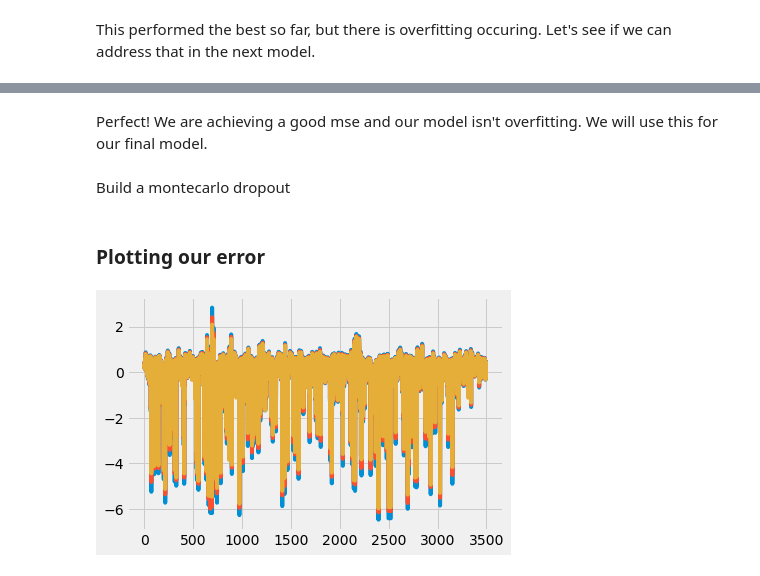
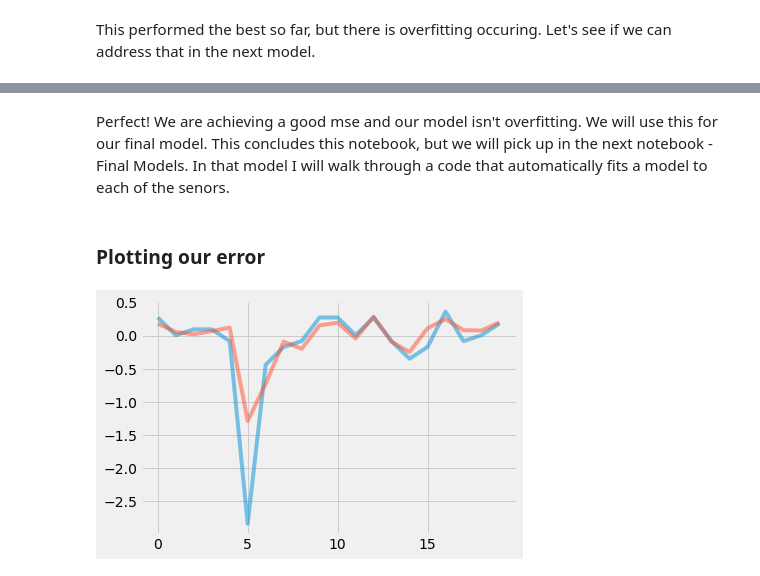
Before and after one commit to Kkies/Anomaly_Detection_of_NYC_Traffic, a Jupyter notebook: Anomaly_Detection_of_NYC_Traffic_Modeling.ipynb, the cells around one changed output, grey strips where cells are left out. Cells and saved outputs as stored; diff of their text form; code cells hidden in the pictures.

```diff
--- a/Anomaly_Detection_of_NYC_Traffic_Modeling.ipynb
+++ b/Anomaly_Detection_of_NYC_Traffic_Modeling.ipynb
@@ -313,10 +313,9 @@ model5.evaluate(X_val, y_val)
 # %% [markdown]
-Perfect! We are achieving a good mse and our model isn't overfitting. We will use this for our final model.
+Perfect! We are achieving a good mse and our model isn't overfitting. We will use this for our final model. This concludes this notebook, but we will pick up in the next notebook - Final Models. In that model I will walk through a code that automatically fits a model to each of the senors.
-# %% [markdown]
-Build a montecarlo dropout
 # %% [markdown]
 ### Plotting our error
-# %%
-plt.plot(model5.predict(X_val));
-# %% [output]
-[figure, removed]
+# %%
+plt.plot(y_val[:, 0, 0].flatten()[175:195],alpha=0.5);
+plt.plot(model5.predict(X_val)[:,0].flatten()[175:195], alpha=0.5);
+# %% [output]
+[figure, added]
```
Also changed, not shown: parts of 18 cells of this notebook.
